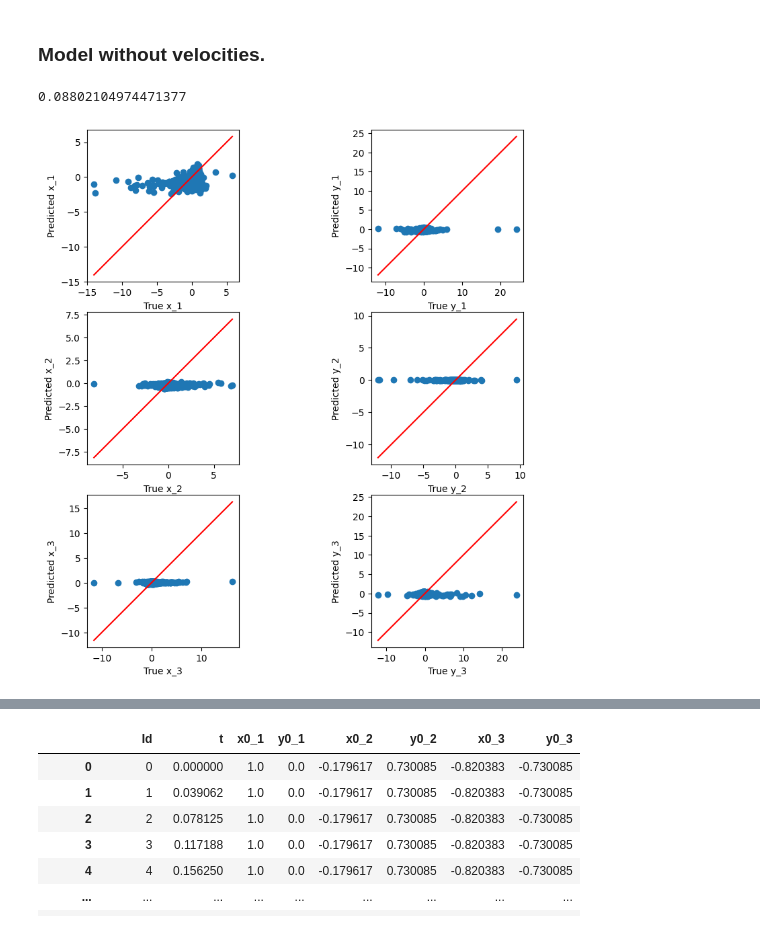
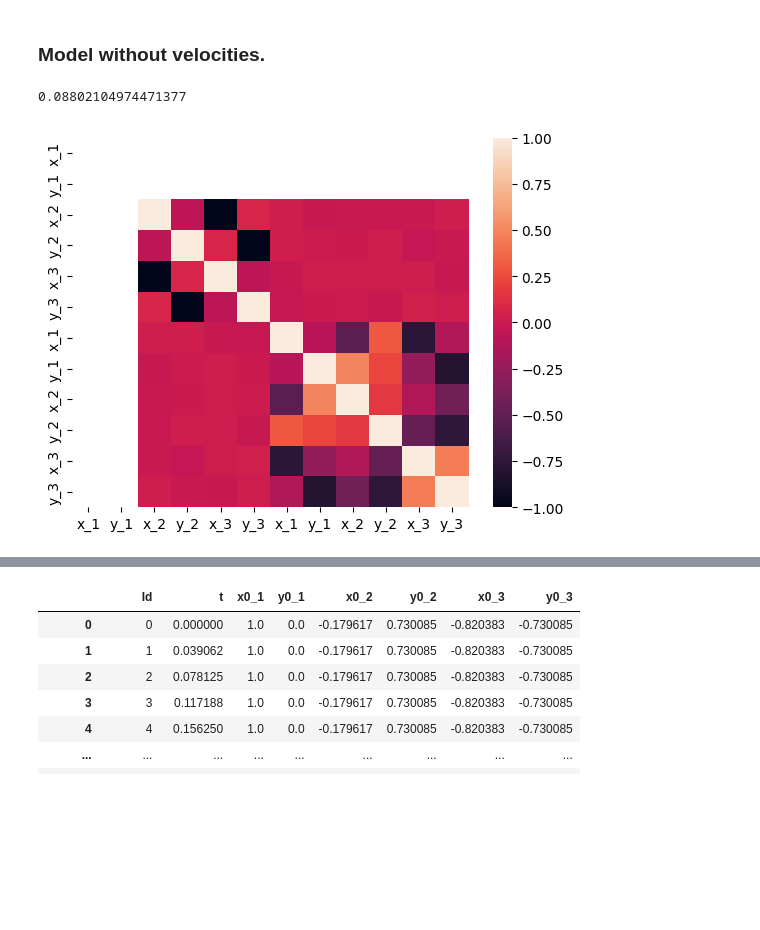
Before and after one commit to filipecolladavid/ThreeBodyProblemML, a Jupyter notebook: filipe/data_analysis.ipynb, the cells around one changed output, grey strips where cells are left out. Drawn from its saved outputs; the diff is of its cells as text; code cells hidden in the pictures; blank space fills up the shorter version.

```diff
--- a/filipe/data_analysis.ipynb
+++ b/filipe/data_analysis.ipynb
@@ -363,22 +369,27 @@ plot_y_yhat(y_test.values, y_pred, plot_title="LinearRegression_Predictions")
 # %%
 # Split the data
 X_train, X_test, y_train, y_test = custom_train_test_split(X_raw, Y_raw, test_size=0.2, columns_to_drop=["v_x_1", "v_y_1", "v_x_2", "v_y_2", "v_x_3", "v_y_3"])
 
 # Scale the features
 scaler = StandardScaler()
 X_train = scaler.fit_transform(X_train)
 X_test = scaler.transform(X_test)
 
 # Train the model
 model_no_vel = LinearRegression()
 model_no_vel.fit(X_train, y_train)
 
 print(model_no_vel.score(X_test, y_test))
 
 # Predict on the test set
 y_pred_no_vel = model_no_vel.predict(X_test)
 
-plot_y_yhat(y_test.values, y_pred, plot_title="LinearRegression_Predictions")
+# Convert X_train and y_train to DataFrames
+X_train_df = pd.DataFrame(X_train, columns=['t','x_1', 'y_1', 'x_2', 'y_2', 'x_3', 'y_3'])
+y_train_df = pd.DataFrame(y_train, columns=['x_1', 'y_1', 'x_2', 'y_2', 'x_3', 'y_3'])
+
+sns.heatmap(pd.concat([X_train_df[[ 'x_1', 'y_1', 'x_2', 'y_2', 'x_3', 'y_3']], y_train_df[['x_1', 'y_1', 'x_2', 'y_2', 'x_3', 'y_3']]], axis=1).corr())
+plt.show()
 # %% [output]
 0.08802104974471377
-[figure, old version]
+[figure, new version]
```
Also changed, not shown: parts of 15 cells of this notebook, 3 other files.
